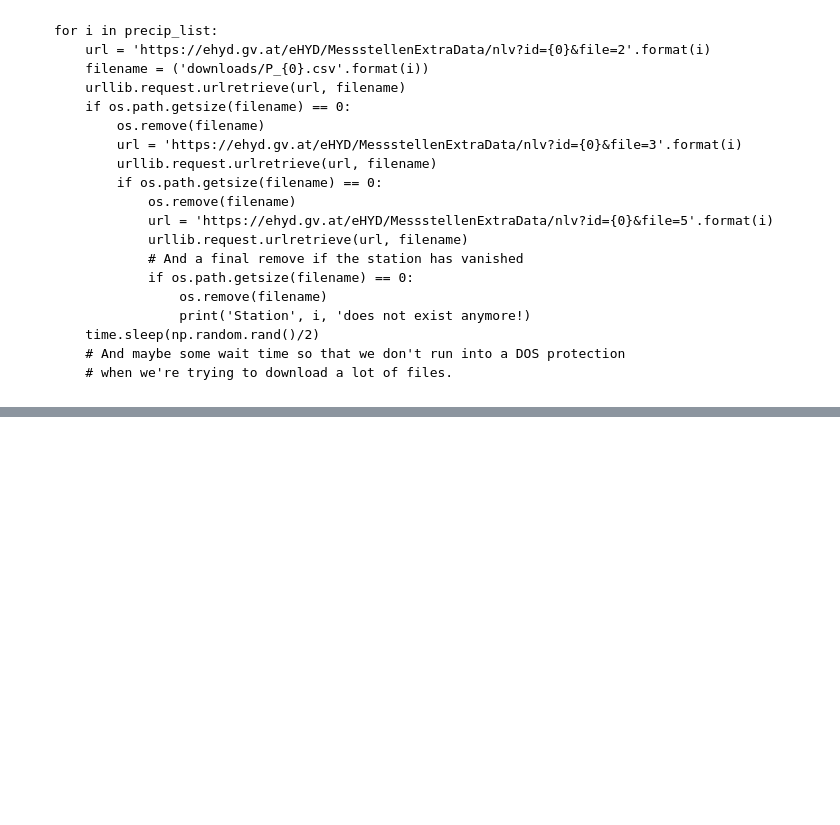
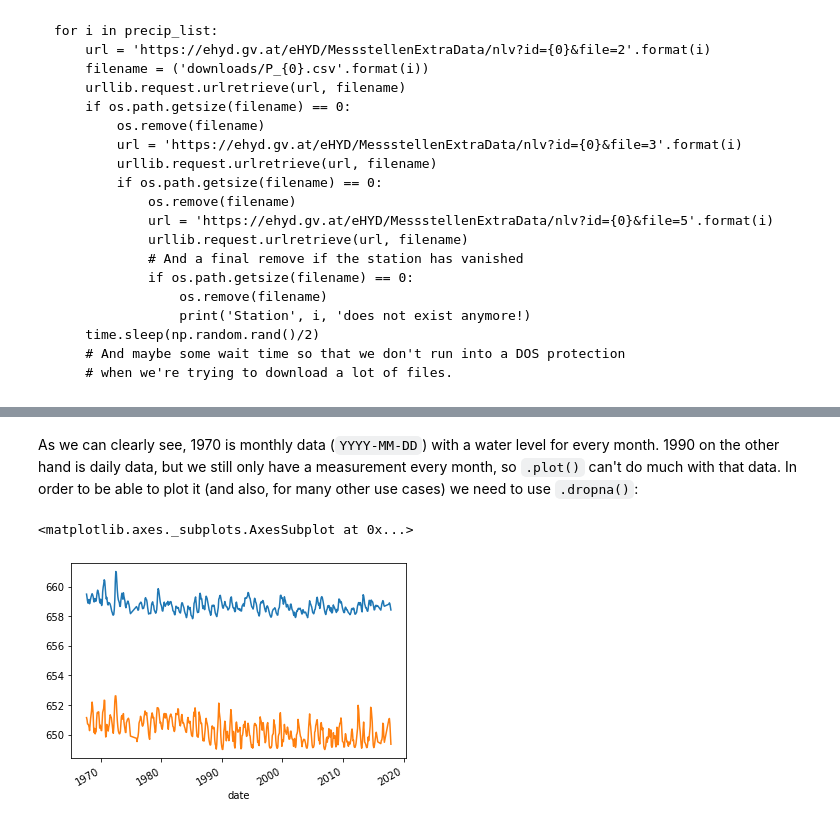
Before and after one commit to joha1/ehyd_reader, a Jupyter notebook: examples/example1.ipynb, the cells around one changed output, grey strips where cells are left out. Cells and saved outputs as stored; diff of their text form; code cells hidden in the pictures; blank space fills up the shorter version.

```diff
--- a/examples/example1.ipynb
+++ b/examples/example1.ipynb
@@ -100,0 +246,9 @@ Now, assuming we deleted the missing station, either by hand or by modifying the
+# %% [markdown]
+As we can clearly see, 1970 is monthly data (`YYYY-MM-DD`) with a water level for every month.
+1990 on the other hand is daily data, but we still only have a measurement every month, so `.plot()` can't do much with that data.
+In order to be able to plot it (and also, for many other use cases) we need to use `.dropna()`:
+# %%
+error_GW.dropna().plot(legend=False)
+# %% [output]
+<matplotlib.axes._subplots.AxesSubplot at 0x...>
+[figure, added]
```
Also changed, not shown: parts of 33 cells of this notebook, 1 other file.
